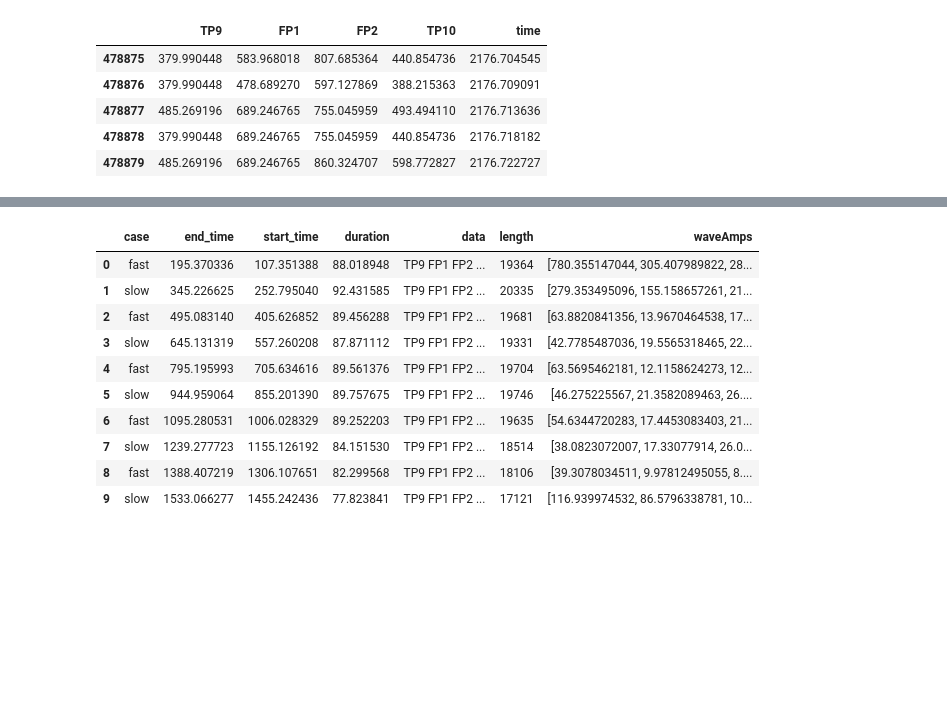
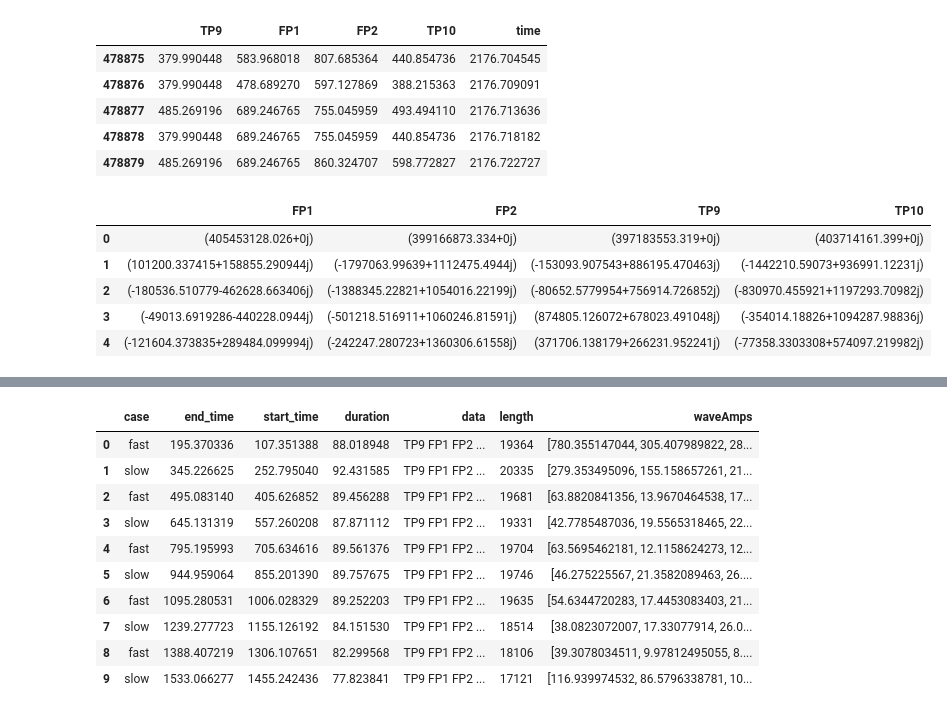
Before and after one commit to HALtheWise/neurotech-bmi, a Jupyter notebook: frequencies.ipynb, the cells around one changed output, grey strips where cells are left out. Saved outputs shown, nothing was run; the diff lists cells and outputs as text; code cells hidden in the pictures; blank space fills up the shorter version.

```diff
--- a/frequencies.ipynb
+++ b/frequencies.ipynb
@@ -55,3 +59,12 @@ avg_freq = (np.fft.fft(df['FP1']) + np.fft.fft(df['FP2']) + np.fft.fft(df['TP9']
+# %%
+avg_freq.head()
+# %% [output]
+|  | FP1 | FP2 | TP9 | TP10 |
+| 0 | (405453128.026+0j) | (399166873.334+0j) | (397183553.319+0j) | (403714161.399+0j) |
+| 1 | (101200.337415+158855.290944j) | (-1797063.99639+1112475.4944j) | (-153093.907543+886195.470463j) | (-1442210.59073+936991.12231j) |
+| 2 | (-180536.510779-462628.663406j) | (-1388345.22821+1054016.22199j) | (-80652.5779954+756914.726852j) | (-830970.455921+1197293.70982j) |
+| 3 | (-49013.6919286-440228.0944j) | (-501218.516911+1060246.81591j) | (874805.126072+678023.491048j) | (-354014.18826+1094287.98836j) |
+| 4 | (-121604.373835+289484.099994j) | (-242247.280723+1360306.61558j) | (371706.138179+266231.952241j) | (-77358.3303308+574097.219982j) |
 # %%
 positive_data = np.array(avg_freq[:len(avg_freq)/2], dtype='int64')
 # %%
```
Also changed, not shown: parts of 10 cells of this notebook.
